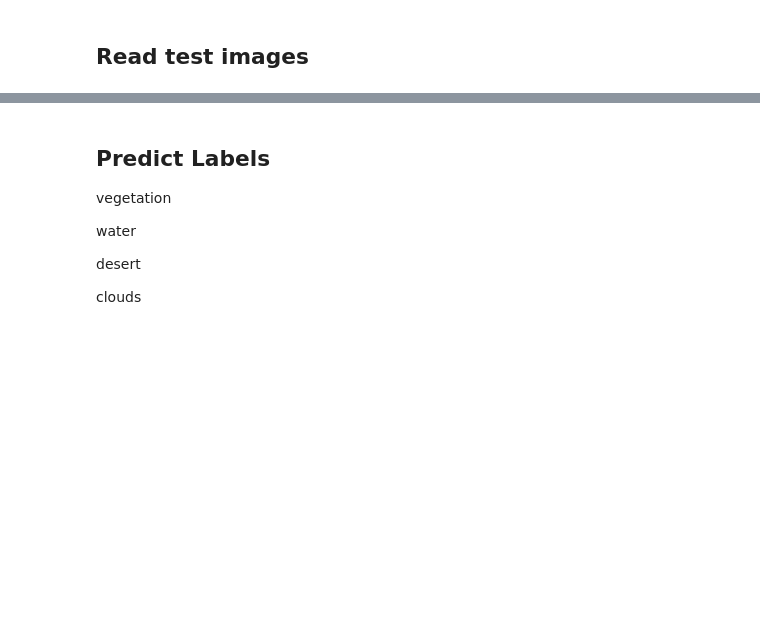
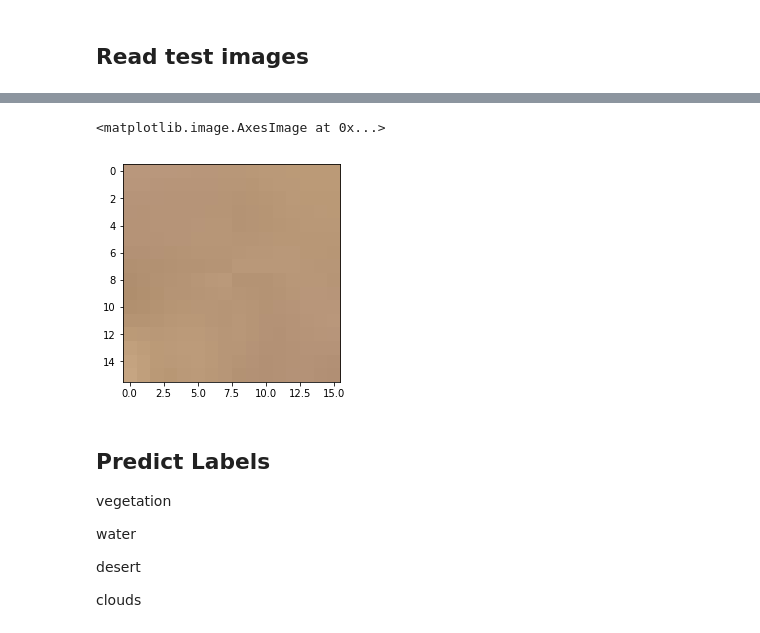
Before and after one commit to Collin-Emerson-Miller/Satelite-Image-Classification, a Jupyter notebook: Code Test.ipynb, the cells around one changed output, grey strips where cells are left out. Cells and saved outputs as stored; diff of their text form; code cells hidden in the pictures; blank space fills up the shorter version.

```diff
--- a/Code Test.ipynb
+++ b/Code Test.ipynb
@@ -133,3 +164,8 @@ X = X.reshape(X.shape[0] * X.shape[1], X.shape[2], X.shape[3], X.shape[4])
+# %%
+plt.imshow(X[0,:, :])
+# %% [output]
+<matplotlib.image.AxesImage at 0x...>
+[figure, added]
 # %% [markdown]
 ## Predict Labels
 
```
Also changed, not shown: parts of 16 cells of this notebook, 4 other files.
